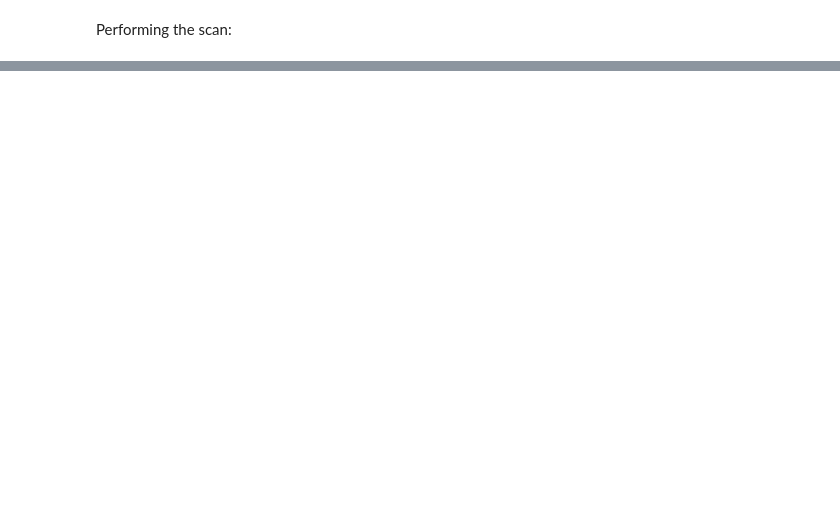
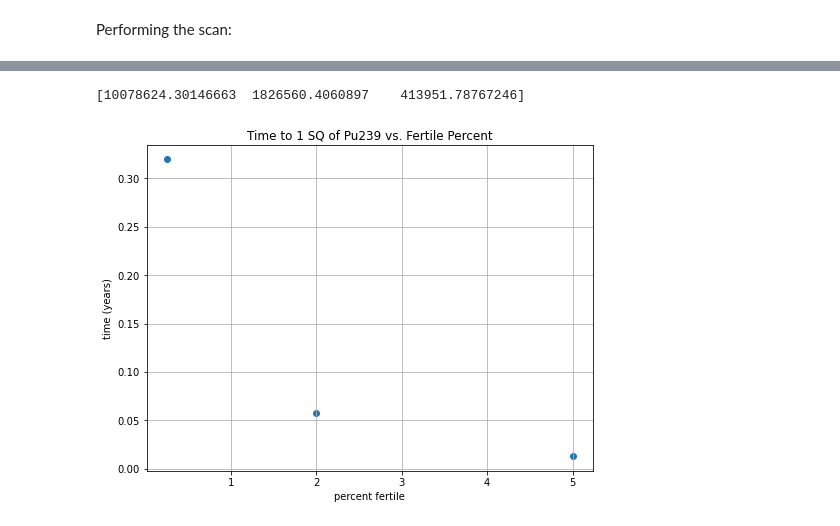
Before and after one commit to jlball/arc-proliferation, a Jupyter notebook: arc2018/arc2018_depletion_scan.ipynb, the cells around one changed output, grey strips where cells are left out. Saved outputs shown, nothing was run; the diff lists cells and outputs as text; code cells hidden in the pictures; blank space fills up the shorter version.

```diff
--- a/arc2018/arc2018_depletion_scan.ipynb
+++ b/arc2018/arc2018_depletion_scan.ipynb
@@ -418,0 +468,15 @@ plt.show()
+# %%
+fig, ax = plt.subplots()
+
+ax.scatter(percents_fertile, times_to_sq/(60*60*24))
+
+print(times_to_sq)
+
+ax.set(title="Time to 1 SQ of Pu239 vs. Fertile Percent", xlabel="percent fertile", ylabel='time (years)')
+ax.grid()
+
+plt.gcf().set_size_inches(8, 6)
+plt.show()
+# %% [output]
+[10078624.30146663  1826560.4060897    413951.78767246]
+[figure, added]
```
Also changed, not shown: parts of 8 cells of this notebook.
